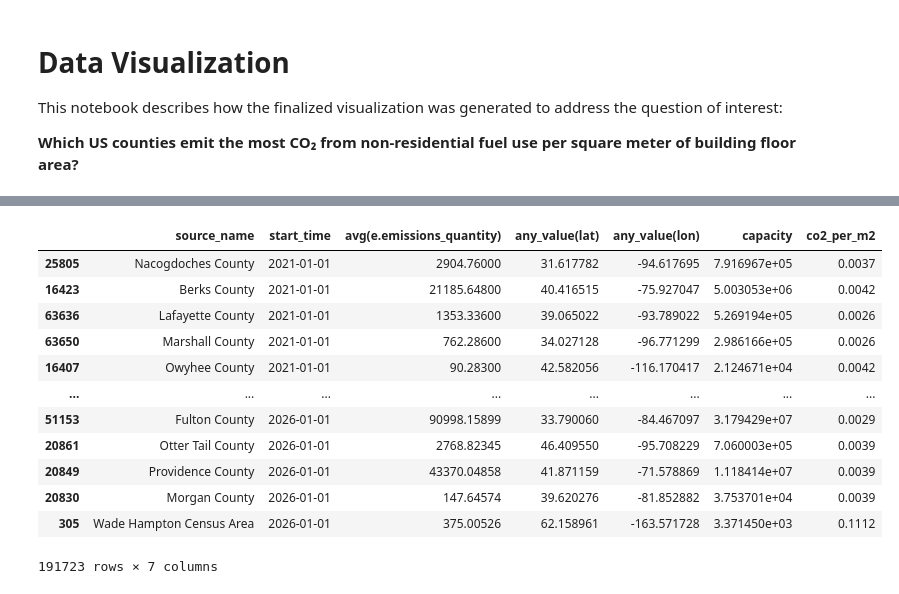
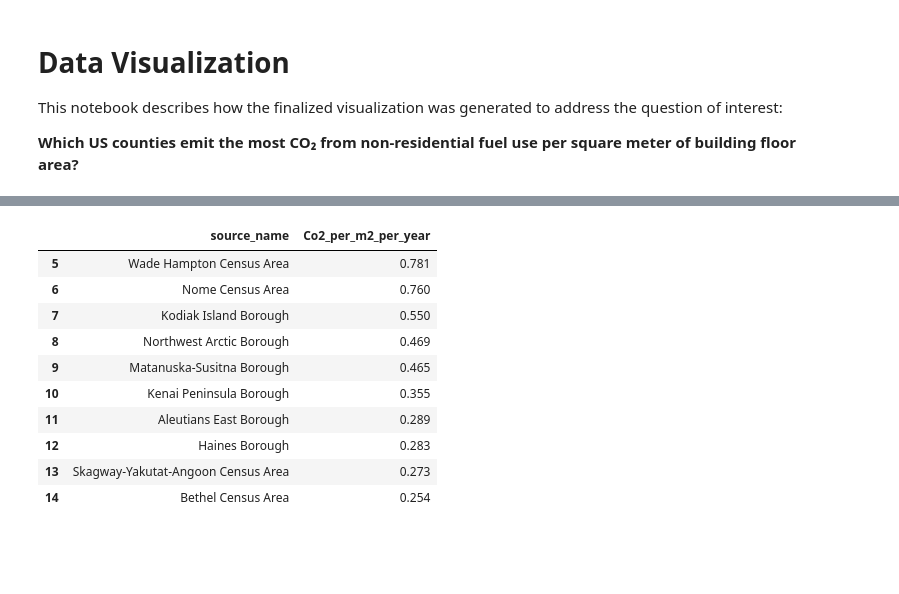
Before and after one commit to vedikaS-byte/eds-213-labs, a Jupyter notebook: data-visualization.ipynb, the cells around one changed output, grey strips where cells are left out. Cells and saved outputs as stored; diff of their text form; code cells hidden in the pictures; blank space fills up the shorter version.

```diff
--- a/data-visualization.ipynb
+++ b/data-visualization.ipynb
@@ -32 +29,13 @@ LINE 6:     GROUP BY s.source_name, s.iso3_country, s.capacity
+# %%
+sources_emissions_top_10 = conn.sql("""SELECT
+    s.source_name,
+    ROUND(
+        SUM(e.emissions_quantity) / s.capacity
+           / COUNT(DISTINCT EXTRACT(YEAR FROM e.start_time)), 3) AS
+           Co2_per_m2_per_year
+         FROM sources s
+         JOIN emission_records e ON s.source_id = e.source_id
+         WHERE e.sector = 'buildings' AND s.capacity_units = 'm^2'
+         GROUP BY s.source_name, s.capacity
+          ORDER BY co2_per_m2_per_year DESC;""").df()
 # %%
@@ -39,29 +57,30 @@ sources_emissions = conn.sql("""SELECT s.source_name, start_time, AVG(e.emission
 # %%
 # We can now drop the NANs...
-sources_emissions_clean = sources_emissions.dropna()
-sources_emissions_clean_top_10 = sources_emissions_clean_top_10.dropna().head(10)
-sources_emissions_clean = sources_emissions_clean.sort_values("start_time")
-sources_emissions_clean.to_csv('data/new_tables/sources_emissions_clean.csv', index=False)
+sources_emissions_clean_top_10 = sources_emissions_top_10.dropna()
+
+# sources_emissions_clean.to_csv('data/new_tables/sources_emissions_clean.csv', index=False)
 # %%
+sources_emissions_clean_top_10 = sources_emissions_clean_top_10.head(10)
+
+
 # Dependencies pip freeze  > requirements.txt
 # read in the sources_emissions_clean data as geopandas
 # %%
 #sources_top_10 = sources_emissions_clean
 # Export
 #sources_top_10.to_csv('data/new_tables/sources_top10.csv', index=False)
 #sources_top_10
+sources_emissions_clean_top_10.head(10)
 # %% [output]
-|  | source_name | start_time | avg(e.emissions_quantity) | any_value(lat) | any_value(lon) | capacity | co2_per_m2 |
-| 25805 | Nacogdoches County | 2021-01-01 | 2904.76000 | 31.617782 | -94.617695 | 7.916967e+05 | 0.0037 |
-| 16423 | Berks County | 2021-01-01 | 21185.64800 | 40.416515 | -75.927047 | 5.003053e+06 | 0.0042 |
-| 63636 | Lafayette County | 2021-01-01 | 1353.33600 | 39.065022 | -93.789022 | 5.269194e+05 | 0.0026 |
-| 63650 | Marshall County | 2021-01-01 | 762.28600 | 34.027128 | -96.771299 | 2.986166e+05 | 0.0026 |
-| 16407 | Owyhee County | 2021-01-01 | 90.28300 | 42.582056 | -116.170417 | 2.124671e+04 | 0.0042 |
-| ... | ... | ... | ... | ... | ... | ... | ... |
-| 51153 | Fulton County | 2026-01-01 | 90998.15899 | 33.790060 | -84.467097 | 3.179429e+07 | 0.0029 |
-| 20861 | Otter Tail County | 2026-01-01 | 2768.82345 | 46.409550 | -95.708229 | 7.060003e+05 | 0.0039 |
-| 20849 | Providence County | 2026-01-01 | 43370.04858 | 41.871159 | -71.578869 | 1.118414e+07 | 0.0039 |
-| 20830 | Morgan County | 2026-01-01 | 147.64574 | 39.620276 | -81.852882 | 3.753701e+04 | 0.0039 |
-| 305 | Wade Hampton Census Area | 2026-01-01 | 375.00526 | 62.158961 | -163.571728 | 3.371450e+03 | 0.1112 |
+|  | source_name | Co2_per_m2_per_year |
+| 5 | Wade Hampton Census Area | 0.781 |
+| 6 | Nome Census Area | 0.760 |
+| 7 | Kodiak Island Borough | 0.550 |
+| 8 | Northwest Arctic Borough | 0.469 |
+| 9 | Matanuska-Susitna Borough | 0.465 |
+| 10 | Kenai Peninsula Borough | 0.355 |
+| 11 | Aleutians East Borough | 0.289 |
+| 12 | Haines Borough | 0.283 |
+| 13 | Skagway-Yakutat-Angoon Census Area | 0.273 |
+| 14 | Bethel Census Area | 0.254 |
-191723 rows × 7 columns
 # %%
```
Also changed, not shown: parts of 4 cells of this notebook, 4 other files.
